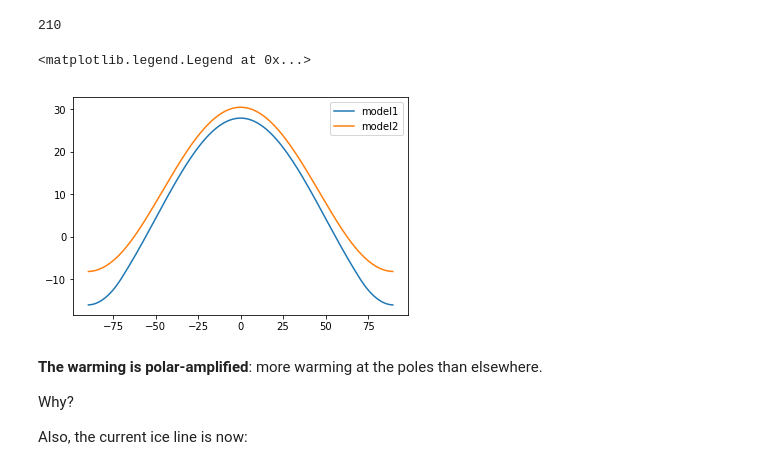
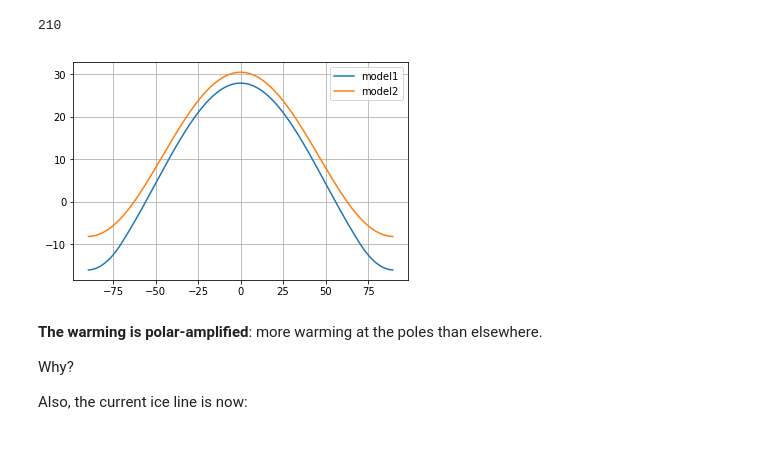
Before and after one commit to brian-rose/env-415, a Jupyter notebook: notes/L17_albedo_feedback.ipynb, the cells around one changed output. Cells and saved outputs as stored; diff of their text form; code cells hidden in the pictures.

```diff
--- a/notes/L17_albedo_feedback.ipynb
+++ b/notes/L17_albedo_feedback.ipynb
@@ -213,20 +245,19 @@ model1.subprocess['LW'].A
 # %%
 deltaA = 4.
 
 #  This is a very handy way to "clone" an existing model:
 model2 = climlab.process_like(model1)
 
 #  Now change the longwave parameter:
 model2.subprocess['LW'].A = param['A'] - deltaA
 #  and integrate out to equilibrium again
 model2.integrate_years(5, verbose=False)
 
 plt.plot(model1.lat, model1.Ts, label='model1')
 plt.plot(model2.lat, model2.Ts, label='model2')
-plt.legend()
+plt.legend(); plt.grid()
 # %% [output]
-<matplotlib.legend.Legend at 0x...>
-[figure, old version]
+[figure, new version]
 # %% [markdown]
 **The warming is polar-amplified**:  more warming at the poles than elsewhere.
 
```
Also changed, not shown: parts of 17 cells of this notebook.
